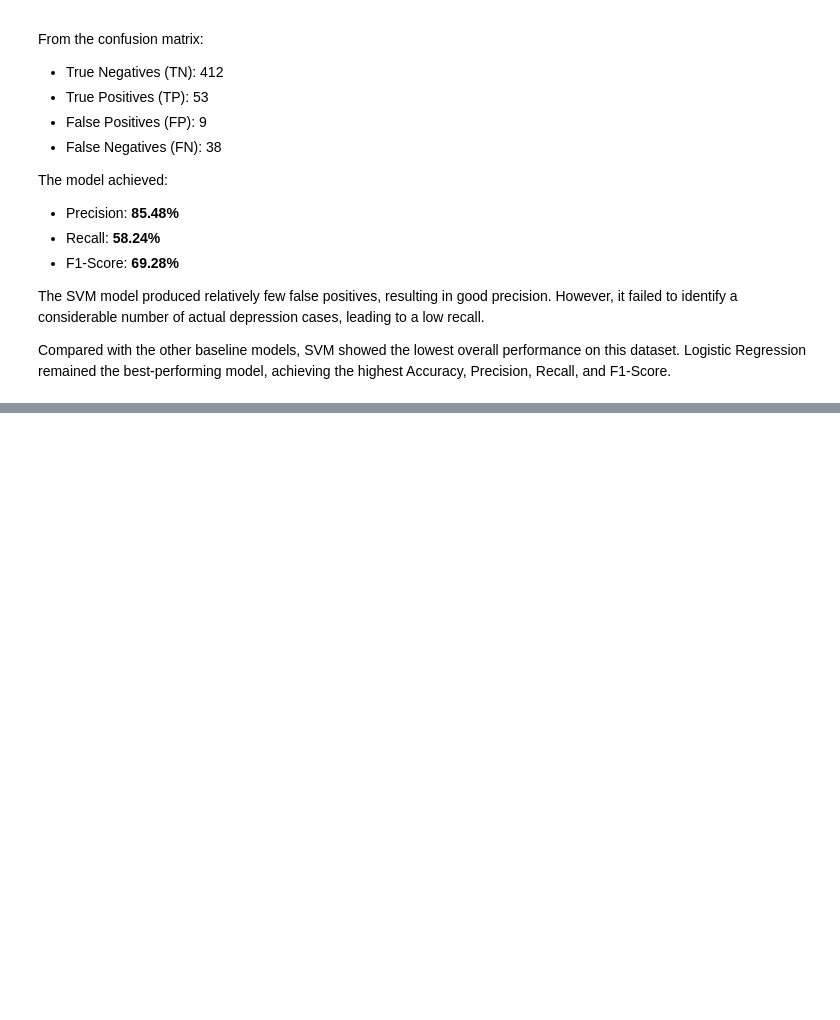
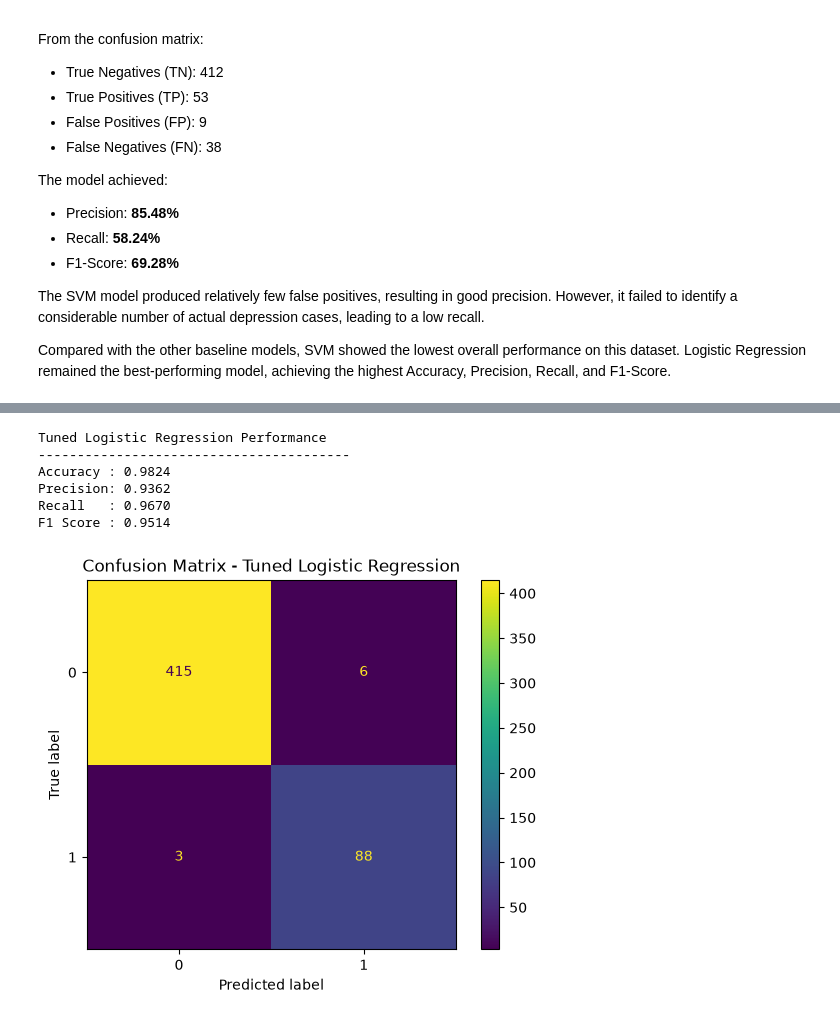
Before and after one commit to Musharraf-Bubere/MindSense-AI, a Jupyter notebook: Notebook/04_Model_Training.ipynb, the cells around one changed output, grey strips where cells are left out. Cells and saved outputs as stored; diff of their text form; code cells hidden in the pictures; blank space fills up the shorter version.

```diff
--- a/Notebook/04_Model_Training.ipynb
+++ b/Notebook/04_Model_Training.ipynb
@@ -1087,0 +1668,16 @@ Compared with the other baseline models, SVM showed the lowest overall performan
+# %%
+lr_param_grid = {
+    "C": [0.01, 0.1, 1, 10, 100],
+    "solver": ["liblinear", "lbfgs"],
+    "penalty": ["l2"]
+}
+# %%
+lr_grid = GridSearchCV(
+    estimator=LogisticRegression(random_state=42),
+    param_grid=lr_param_grid,
+    cv=5,
+    scoring="f1",
+    n_jobs=-1
+)
+# %%
+lr_grid.fit(X_train, y_train)
@@ -1087,0 +1709,2 @@ Compared with the other baseline models, SVM showed the lowest overall performan
+# %%
+best_lr = lr_grid.best_estimator_
@@ -1087,0 +1733,27 @@ Compared with the other baseline models, SVM showed the lowest overall performan
+# %%
+best_lr_accuracy = accuracy_score(y_test, y_pred_best_lr)
+best_lr_precision = precision_score(y_test, y_pred_best_lr)
+best_lr_recall = recall_score(y_test, y_pred_best_lr)
+best_lr_f1 = f1_score(y_test, y_pred_best_lr)
+
+print("Tuned Logistic Regression Performance")
+print("-" * 40)
+print(f"Accuracy : {best_lr_accuracy:.4f}")
+print(f"Precision: {best_lr_precision:.4f}")
+print(f"Recall   : {best_lr_recall:.4f}")
+print(f"F1 Score : {best_lr_f1:.4f}")
+# %% [output]
+Tuned Logistic Regression Performance
+----------------------------------------
+Accuracy : 0.9824
+Precision: 0.9362
+Recall   : 0.9670
+F1 Score : 0.9514
+# %%
+from sklearn.metrics import ConfusionMatrixDisplay
+
+ConfusionMatrixDisplay.from_estimator(best_lr, X_test, y_test)
+plt.title("Confusion Matrix - Tuned Logistic Regression")
+plt.show()
+# %% [output]
+[figure, added]
```
Also changed, not shown: parts of 74 cells of this notebook.
